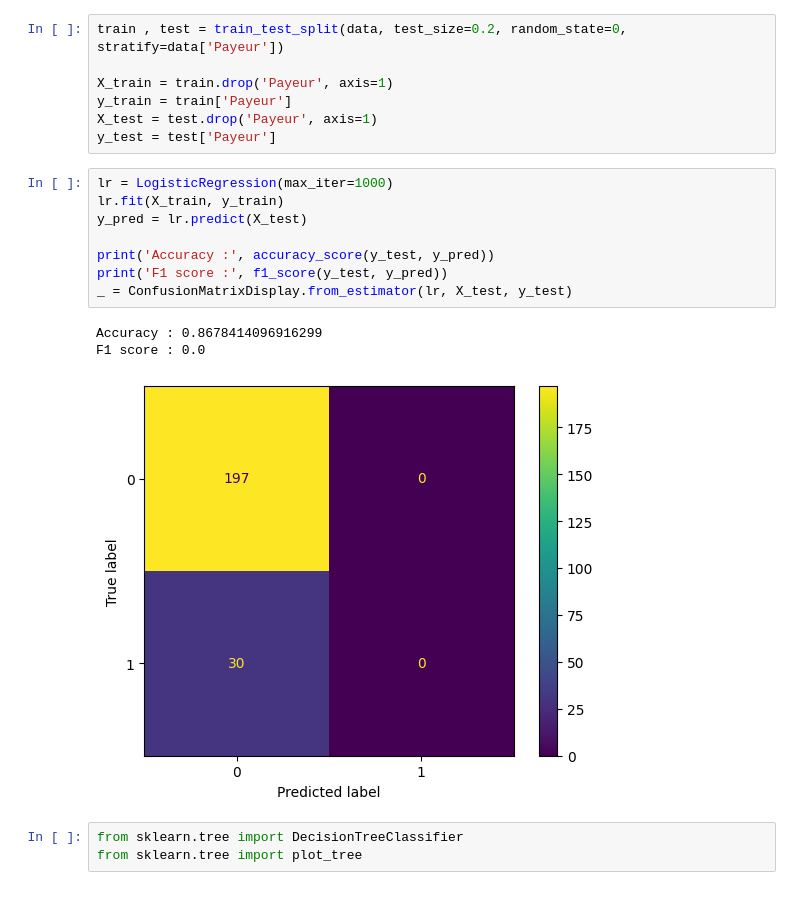
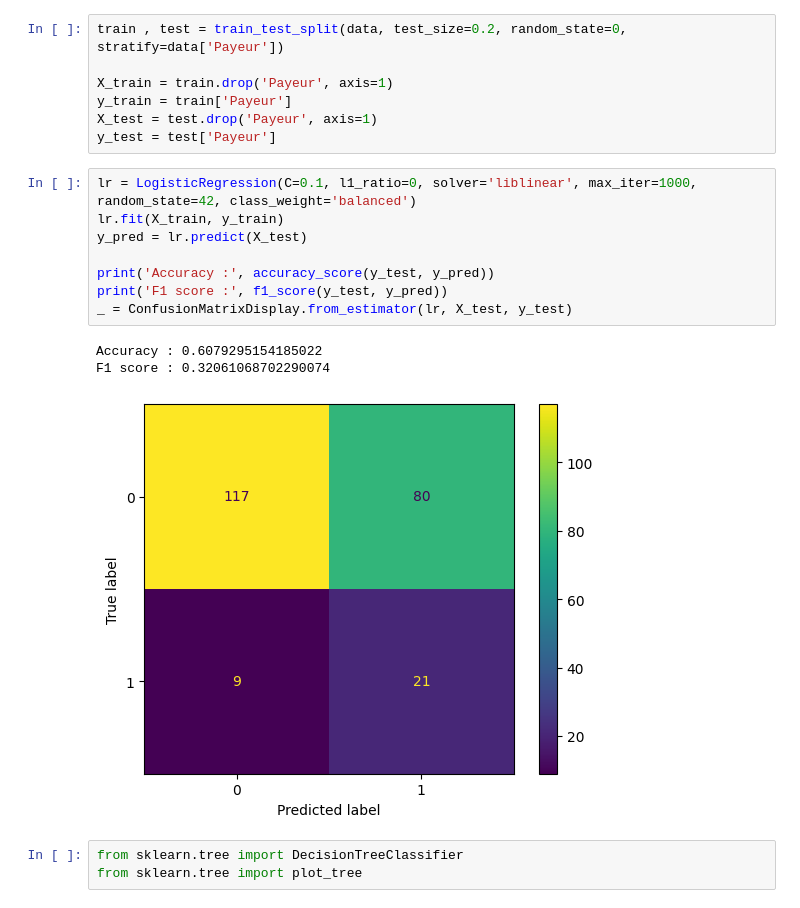
Before and after one commit to BrightMehou/random-ml, a Jupyter notebook: scoring_risque/model.ipynb, the cells around one changed output. Cells and saved outputs as stored; diff of their text form.

```diff
--- a/scoring_risque/model.ipynb
+++ b/scoring_risque/model.ipynb
@@ -121,17 +121,17 @@ y_train = train['Payeur']
 X_test = test.drop('Payeur', axis=1)
 y_test = test['Payeur']
 # %%
-lr = LogisticRegression(max_iter=1000)
+lr = LogisticRegression(C=0.1, l1_ratio=0, solver='liblinear', max_iter=1000, random_state=42, class_weight='balanced')
 lr.fit(X_train, y_train)
 y_pred = lr.predict(X_test)
 
 print('Accuracy :', accuracy_score(y_test, y_pred))
 print('F1 score :', f1_score(y_test, y_pred))
 _ = ConfusionMatrixDisplay.from_estimator(lr, X_test, y_test)
 # %% [output]
-Accuracy : 0.8678414096916299
-F1 score : 0.0
+Accuracy : 0.6079295154185022
+F1 score : 0.32061068702290074
-[figure, old version]
+[figure, new version]
 # %%
 from sklearn.tree import DecisionTreeClassifier
 from sklearn.tree import plot_tree
```
Also changed, not shown: parts of 6 cells of this notebook, 1 other file.
